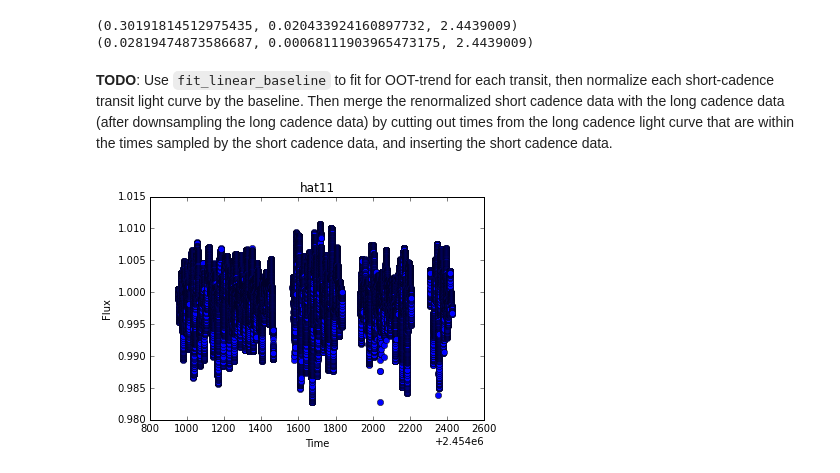
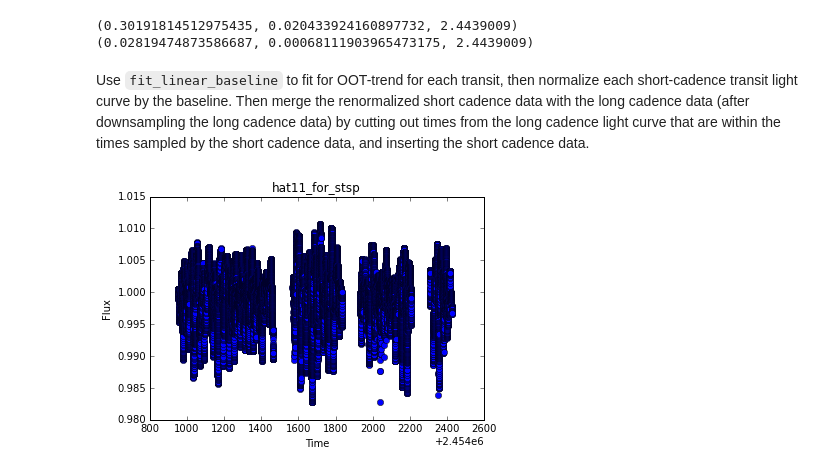
Before and after one commit to bmorris3/hat-11, a Jupyter notebook: data/prep_lightcurves.ipynb, the cells around one changed output. Saved outputs shown, nothing was run; the diff lists cells and outputs as text; code cells hidden in the pictures.

```diff
--- a/data/prep_lightcurves.ipynb
+++ b/data/prep_lightcurves.ipynb
@@ -35,11 +35,12 @@ for transit in short_transits:
 (0.30191814512975435, 0.020433924160897732, 2.4439009)
 (0.02819474873586687, 0.00068111903965473175, 2.4439009)
 # %% [markdown]
-**TODO**: Use `fit_linear_baseline` to fit for OOT-trend for each transit, then normalize each short-cadence transit light curve by the baseline. Then merge the renormalized short cadence data with the long cadence data (after downsampling the long cadence data) by cutting out times from the long cadence light curve that are within the times sampled by the short cadence data, and inserting the short cadence data.
+Use `fit_linear_baseline` to fit for OOT-trend for each transit, then normalize each short-cadence transit light curve by the baseline. Then merge the renormalized short cadence data with the long cadence data (after downsampling the long cadence data) by cutting out times from the long cadence light curve that are within the times sampled by the short cadence data, and inserting the short cadence data.
 # %%
-hat11 = combine_short_and_long_cadence(short_transits, long_transits, normalized_long, name='hat11')
+hat11_for_stsp = combine_short_and_long_cadence(short_transits, long_transits,
+                                                normalized_long, name='hat11_for_stsp')
 # %%
-hat11.save_to(data_path, overwrite=True)
-hat11.plot()
+hat11_for_stsp.save_to(data_path, overwrite=True)
+hat11_for_stsp.plot()
 # %% [output]
-[figure, old version]
+[figure, new version]
```
Also changed, not shown: 1 other file.
